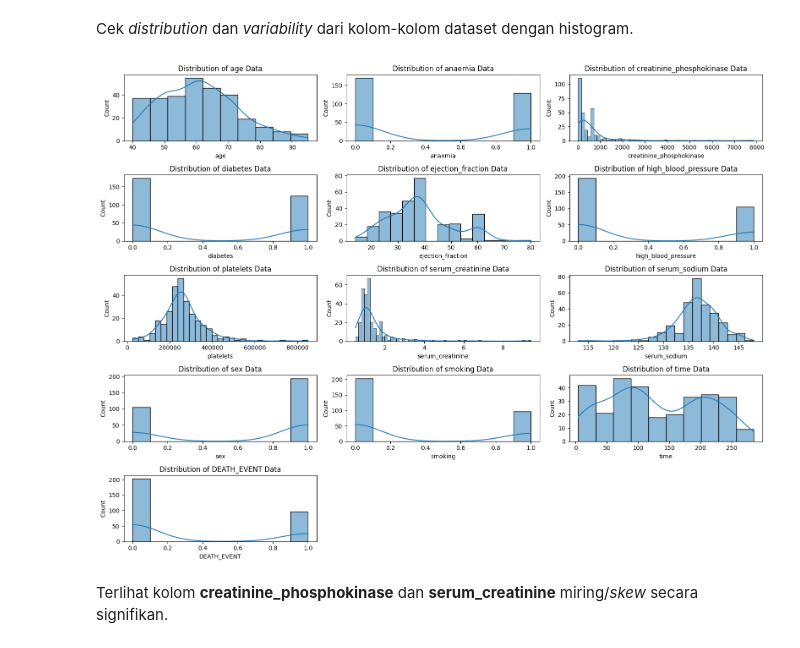
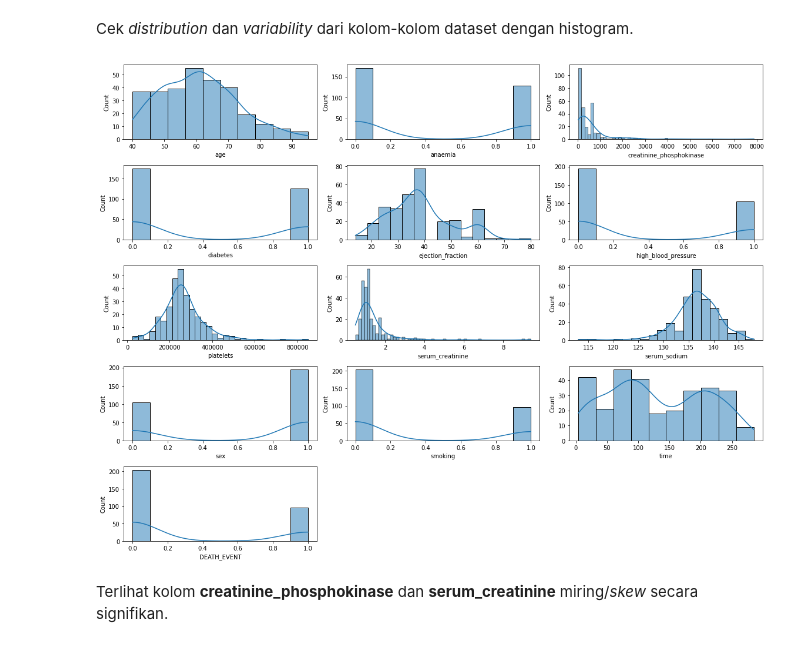
Before and after one commit to alxxtexxr/H8_3, a Jupyter notebook: PYTN_KampusMerdeka_fp3_Alim_Tegar_Wicaksono.ipynb, the cells around one changed output. Saved outputs shown, nothing was run; the diff lists cells and outputs as text; code cells hidden in the pictures.

```diff
--- a/PYTN_KampusMerdeka_fp3_Alim_Tegar_Wicaksono.ipynb
+++ b/PYTN_KampusMerdeka_fp3_Alim_Tegar_Wicaksono.ipynb
@@ -142,13 +140,12 @@ Cek *distribution* dan *variability* dari kolom-kolom dataset dengan histogram.
 # %%
 plt.figure(figsize=(16,12))
 for i, col in enumerate(df.columns, 1):
   plt.subplot(5, 3, i)
-  plt.title(f'Distribution of {col} Data')
-  sns.histplot(data=df[col], kde=True)
+  sns.histplot(df[col], kde=True)
   plt.tight_layout()
-  plt.plot()
+plt.show()
 # %% [output]
-[figure, old version]
+[figure, new version]
 # %% [markdown]
 Terlihat kolom **creatinine_phosphokinase** dan **serum_creatinine** miring/*skew* secara signifikan.
 # %% [markdown]
```
Also changed, not shown: parts of 40 cells of this notebook, 1 other file.
